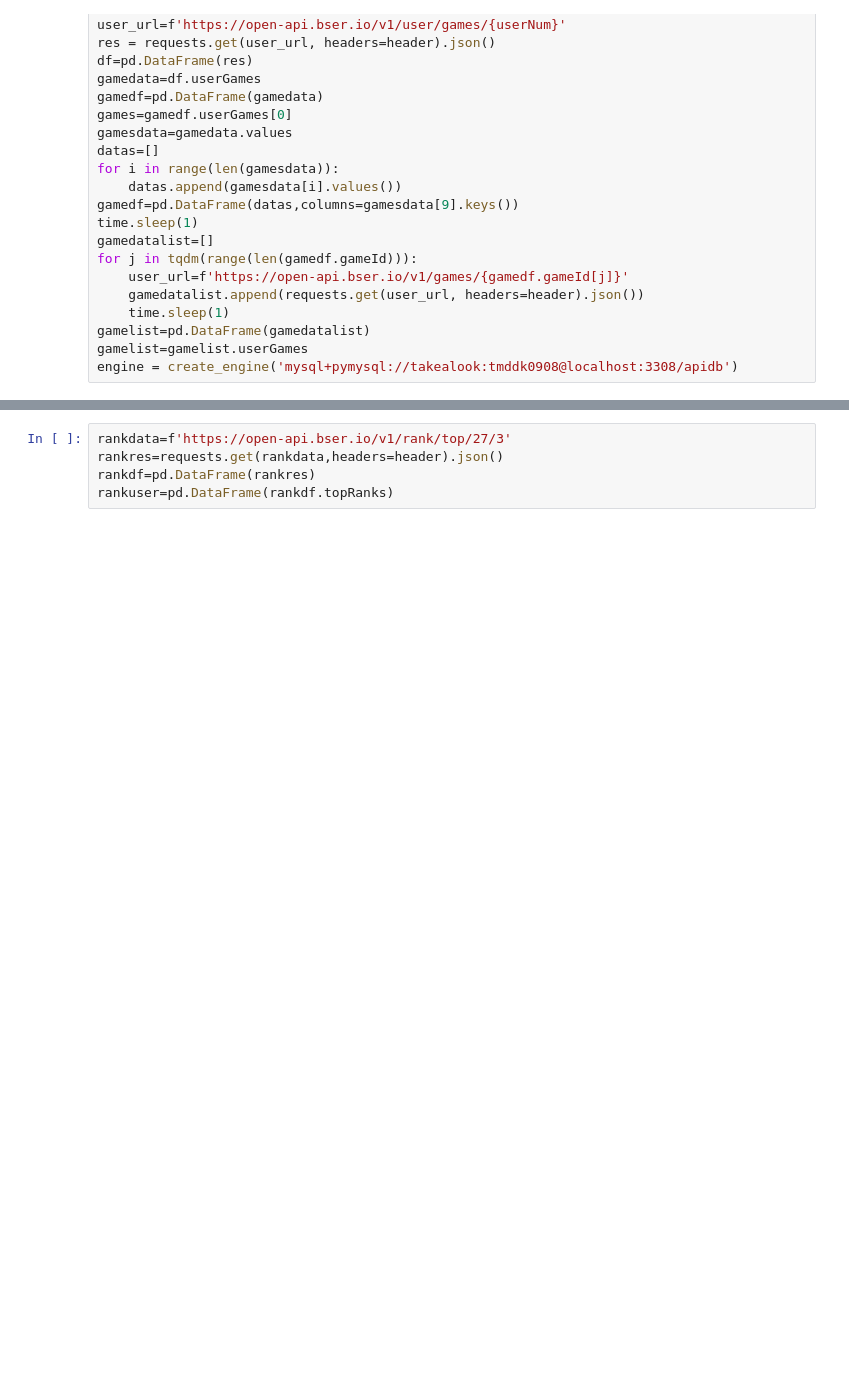
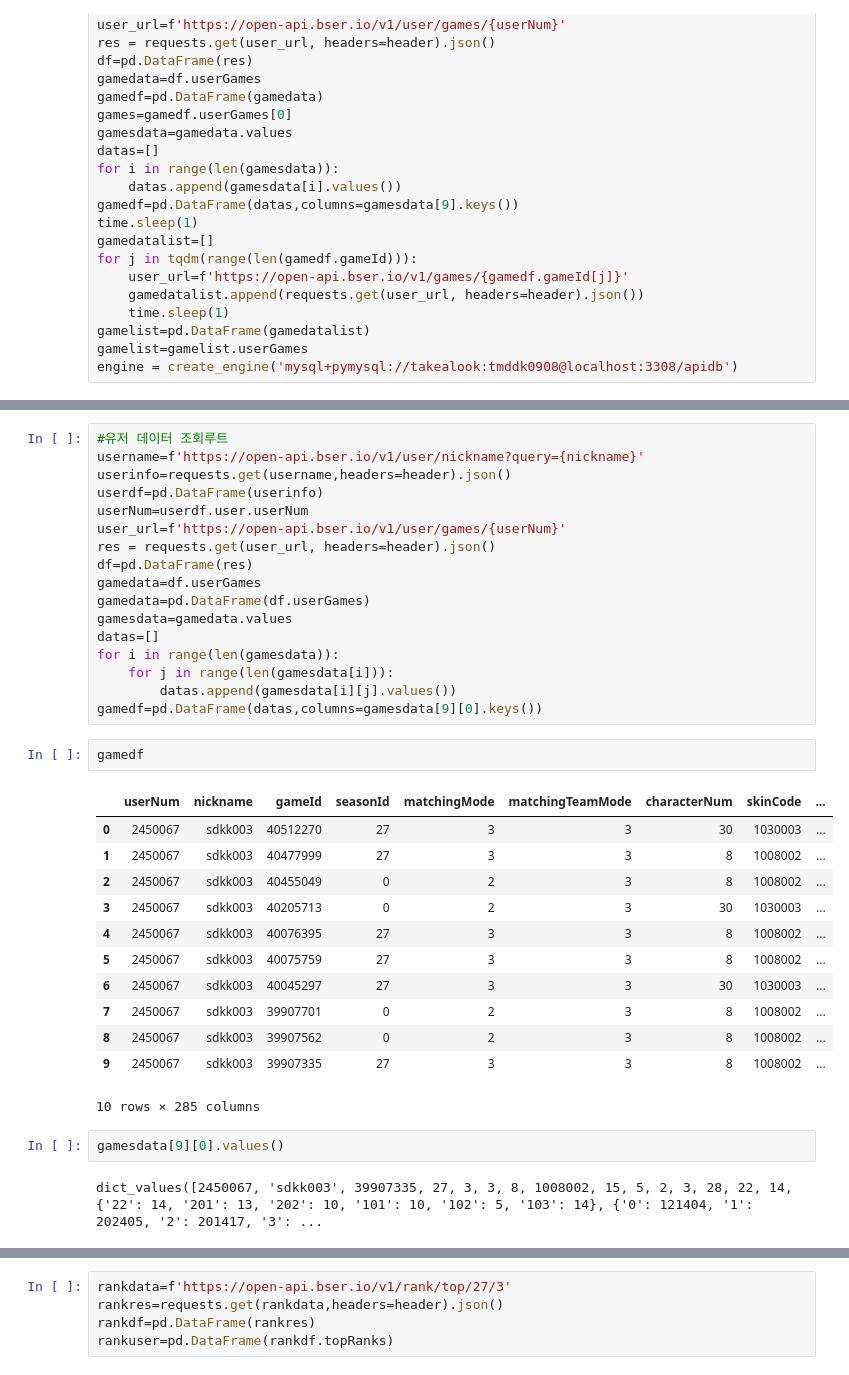
Before and after one commit to wjstmddk/e_api, a Jupyter notebook: pythonfile/Untitled.ipynb, the cells around one changed output, grey strips where cells are left out. Saved outputs shown, nothing was run; the diff lists cells and outputs as text; blank space fills up the shorter version.

```diff
--- a/pythonfile/Untitled.ipynb
+++ b/pythonfile/Untitled.ipynb
@@ -38,0 +53,36 @@ engine = create_engine('mysql+pymysql://takealook:tmddk0908@localhost:3308/apidb
+# %%
+#유저 데이터 조회루트
+username=f'https://open-api.bser.io/v1/user/nickname?query={nickname}'
+userinfo=requests.get(username,headers=header).json()
+userdf=pd.DataFrame(userinfo)
+userNum=userdf.user.userNum
+user_url=f'https://open-api.bser.io/v1/user/games/{userNum}'
+res = requests.get(user_url, headers=header).json()
+df=pd.DataFrame(res)
+gamedata=df.userGames
+gamedata=pd.DataFrame(df.userGames)
+gamesdata=gamedata.values
+datas=[]
+for i in range(len(gamesdata)):
+    for j in range(len(gamesdata[i])):
+        datas.append(gamesdata[i][j].values())
+gamedf=pd.DataFrame(datas,columns=gamesdata[9][0].keys())
+# %%
+gamedf
+# %% [output]
+|  | userNum | nickname | gameId | seasonId | matchingMode | matchingTeamMode | characterNum | skinCode | ... |
+| 0 | 2450067 | sdkk003 | 40512270 | 27 | 3 | 3 | 30 | 1030003 | ... |
+| 1 | 2450067 | sdkk003 | 40477999 | 27 | 3 | 3 | 8 | 1008002 | ... |
+| 2 | 2450067 | sdkk003 | 40455049 | 0 | 2 | 3 | 8 | 1008002 | ... |
+| 3 | 2450067 | sdkk003 | 40205713 | 0 | 2 | 3 | 30 | 1030003 | ... |
+| 4 | 2450067 | sdkk003 | 40076395 | 27 | 3 | 3 | 8 | 1008002 | ... |
+| 5 | 2450067 | sdkk003 | 40075759 | 27 | 3 | 3 | 8 | 1008002 | ... |
+| 6 | 2450067 | sdkk003 | 40045297 | 27 | 3 | 3 | 30 | 1030003 | ... |
+| 7 | 2450067 | sdkk003 | 39907701 | 0 | 2 | 3 | 8 | 1008002 | ... |
+| 8 | 2450067 | sdkk003 | 39907562 | 0 | 2 | 3 | 8 | 1008002 | ... |
+| 9 | 2450067 | sdkk003 | 39907335 | 27 | 3 | 3 | 8 | 1008002 | ... |
+10 rows × 285 columns
+# %%
+gamesdata[9][0].values()
+# %% [output]
+dict_values([2450067, 'sdkk003', 39907335, 27, 3, 3, 8, 1008002, 15, 5, 2, 3, 28, 22, 14, {'22': 14, '201': 13, '202': 10, '101': 10, '102': 5, '103': 14}, {'0': 121404, '1': 202405, '2': 201417, '3': ...
```
Also changed, not shown: parts of 2 cells of this notebook, 5 other files.
